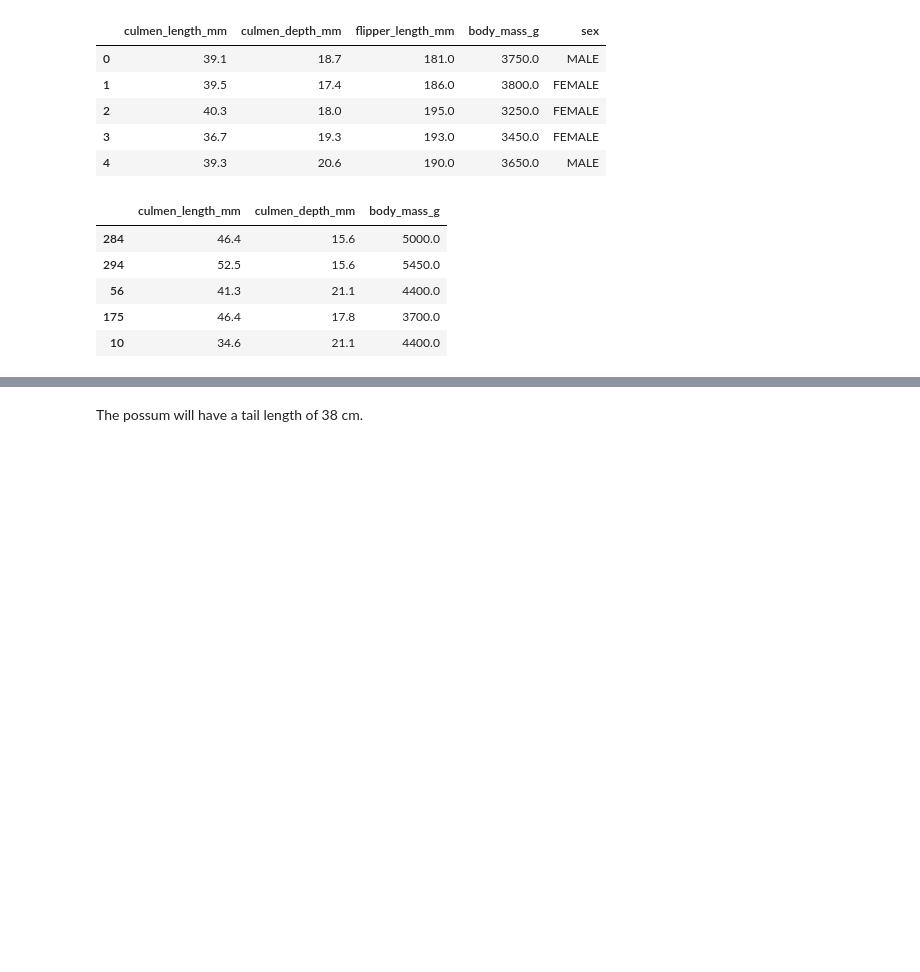
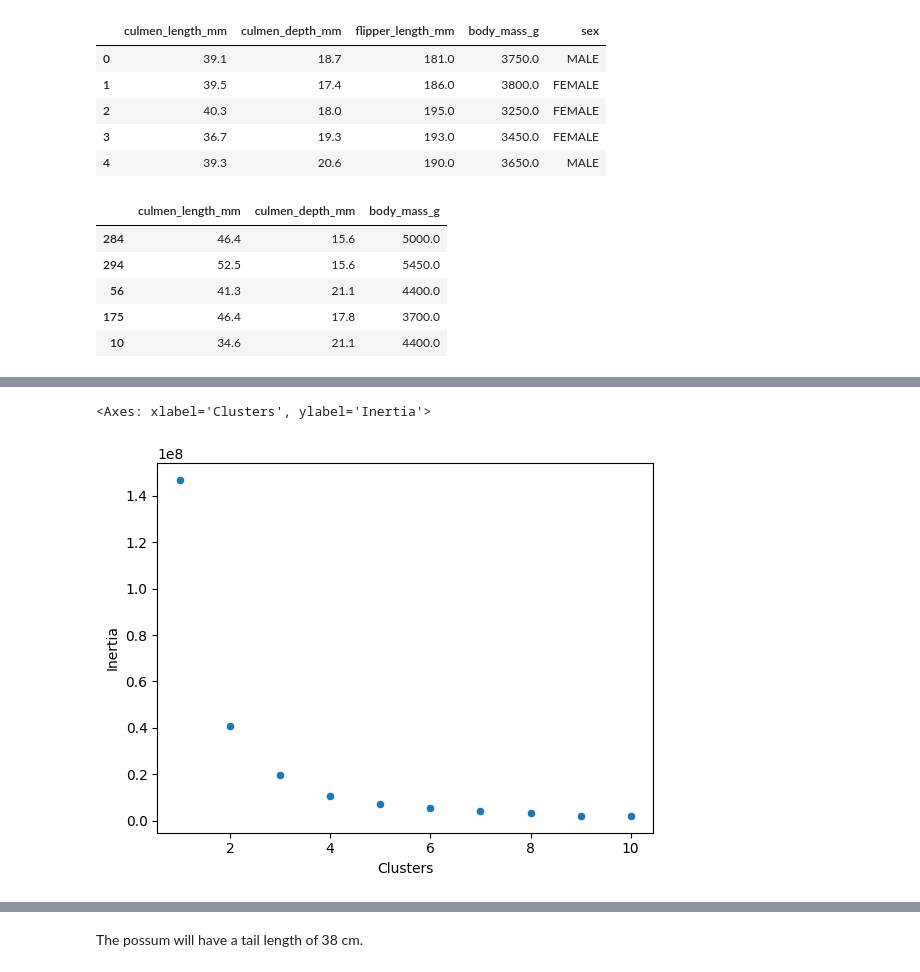
Before and after one commit to ReverseRasterization/AI, a Jupyter notebook: Semester 2/Machine Learning/yeah.ipynb, the cells around one changed output, grey strips where cells are left out. Saved outputs shown, nothing was run; the diff lists cells and outputs as text; code cells hidden in the pictures; blank space fills up the shorter version.

```diff
--- a/Semester 2/Machine Learning/yeah.ipynb
+++ b/Semester 2/Machine Learning/yeah.ipynb
@@ -93,0 +97,17 @@ array([[  45.87659574,   15.31276596, 4874.46808511],
+# %%
+# Test model here.
+
+plot = {
+    'Clusters': range(1,11),
+    'Inertia': []
+}
+
+for k in range(1,11):
+    kmeans = KMeans(n_clusters=k)
+    kmeans.fit(train_df)
+    plot['Inertia'].append(kmeans.inertia_)
+
+sb.scatterplot(data = pd.DataFrame(plot), x='Clusters', y='Inertia')
+# %% [output]
+<Axes: xlabel='Clusters', ylabel='Inertia'>
+[figure, added]
```
Also changed, not shown: parts of 4 cells of this notebook.
